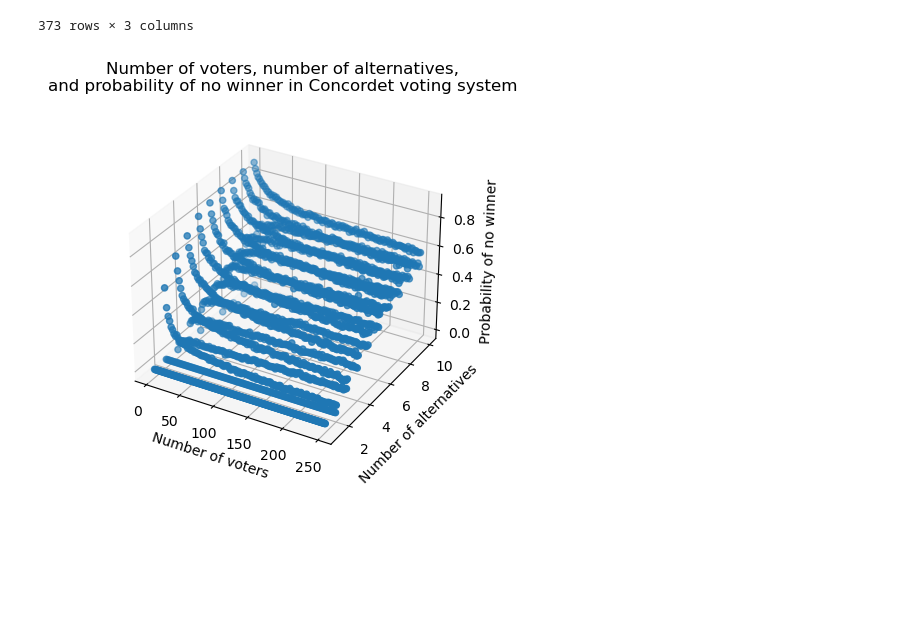
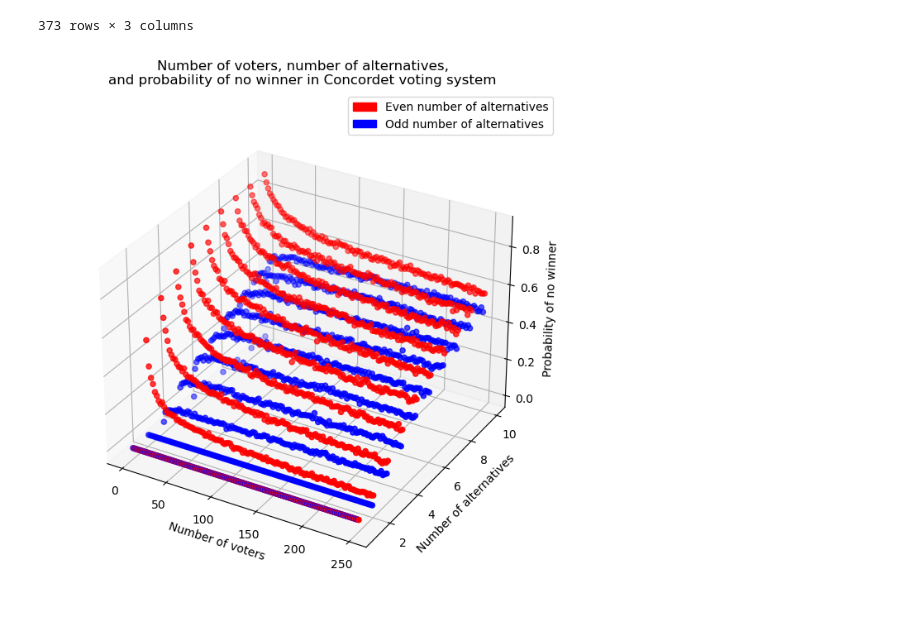
Before and after one commit to mschulist/workspace, a Jupyter notebook: ese3090/condorcet/condorcet_winners.ipynb, the cells around one changed output. Cells and saved outputs as stored; diff of their text form; code cells hidden in the pictures; blank space fills up the shorter version.

```diff
--- a/ese3090/condorcet/condorcet_winners.ipynb
+++ b/ese3090/condorcet/condorcet_winners.ipynb
@@ -23,22 +25,31 @@ winners[(winners["p_no_winner"] == 0) & (winners["n_voters"] != 1)].sort_values(
 | 2397 | 249 | 1 | 0.0 |
 373 rows × 3 columns
 # %%
-fig = plt.figure(figsize=(5, 6))
+fig = plt.figure(figsize=(8, 10))
 
 # syntax for 3-D projection
 ax = plt.axes(projection="3d")
 
-ax.scatter3D(winners["n_voters"], winners["n_alternatives"], winners["p_no_winner"], "blue")
+colors = ["red" if n % 2 == 0 else "blue" for n in winners["n_voters"]]
+
+ax.scatter3D(winners["n_voters"], winners["n_alternatives"], winners["p_no_winner"], c=colors)
+
+red_patch = mpatches.Patch(color="red", label="Even number of alternatives")
+blue_patch = mpatches.Patch(color="blue", label="Odd number of alternatives")
+
+
+ax.legend(handles=[red_patch, blue_patch])
+
 
 ax.set_xlabel("Number of voters")
 ax.set_ylabel("Number of alternatives")
 ax.set_zlabel("Probability of no winner")
 ax.set_box_aspect(None, zoom=0.9)
 
 plt.title(
     "Number of voters, number of alternatives,\nand probability of no winner in Concordet voting system"
 )
 
 plt.show()
 # %% [output]
-[figure, old version]
+[figure, new version]
```
Also changed, not shown: parts of 1 cell of this notebook, 32 other files.
